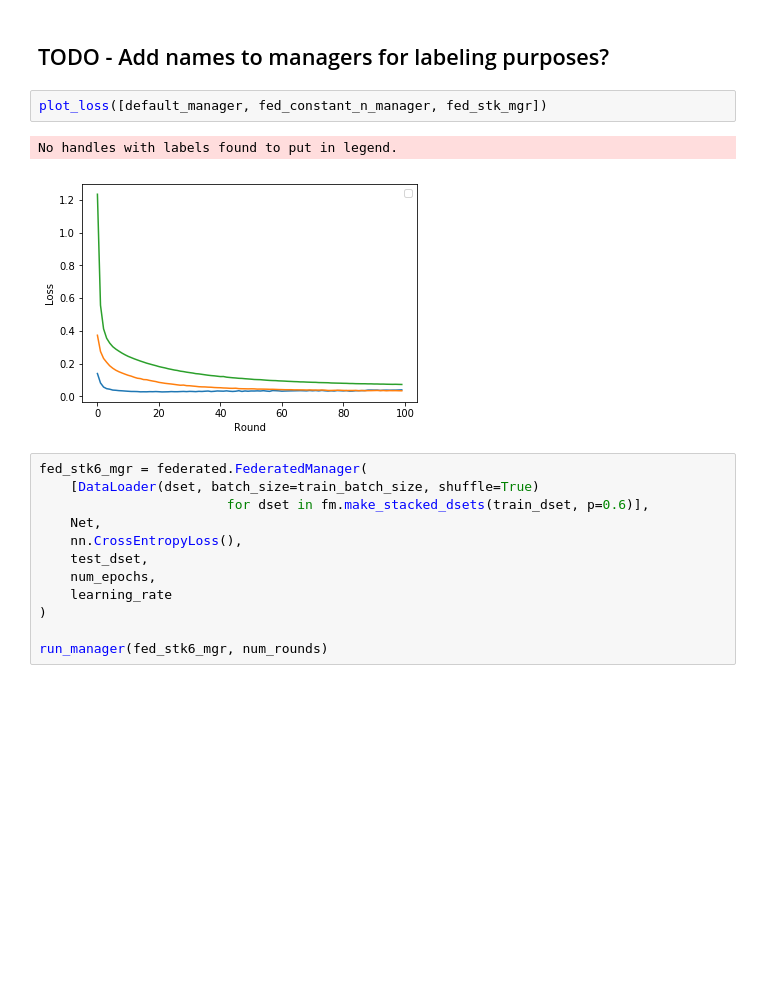
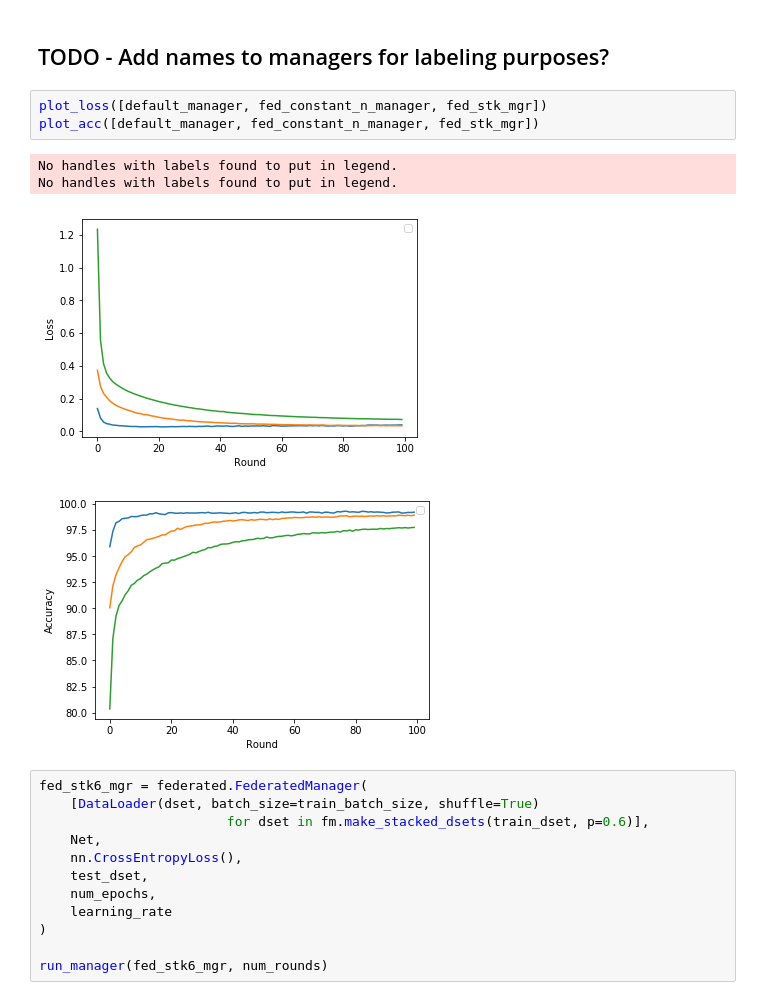
Before and after one commit to rmicallef/bfpytorch, a Jupyter notebook: MNIST-Fed-Part1.ipynb, the cells around one changed output. Saved outputs shown, nothing was run; the diff lists cells and outputs as text; blank space fills up the shorter version.

```diff
--- a/MNIST-Fed-Part1.ipynb
+++ b/MNIST-Fed-Part1.ipynb
@@ -512,9 +512,12 @@ def plot_acc(mgrs, plot_workers=False):
 ## TODO - Add names to managers for labeling purposes?
 # %%
 plot_loss([default_manager, fed_constant_n_manager, fed_stk_mgr])
+plot_acc([default_manager, fed_constant_n_manager, fed_stk_mgr])
 # %% [output]
 No handles with labels found to put in legend.
+No handles with labels found to put in legend.
 [figure]
+[figure, added]
 # %%
 fed_stk6_mgr = federated.FederatedManager(
     [DataLoader(dset, batch_size=train_batch_size, shuffle=True)
```
Also changed, not shown: parts of 4 cells of this notebook.
